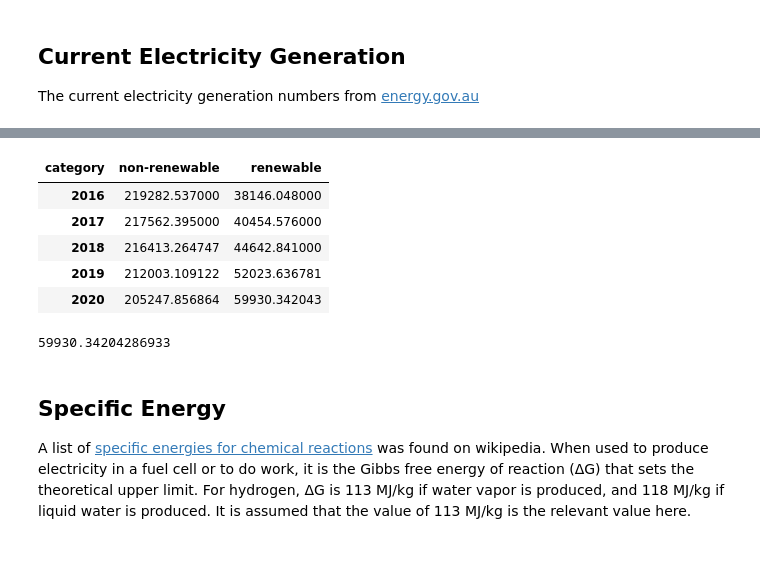
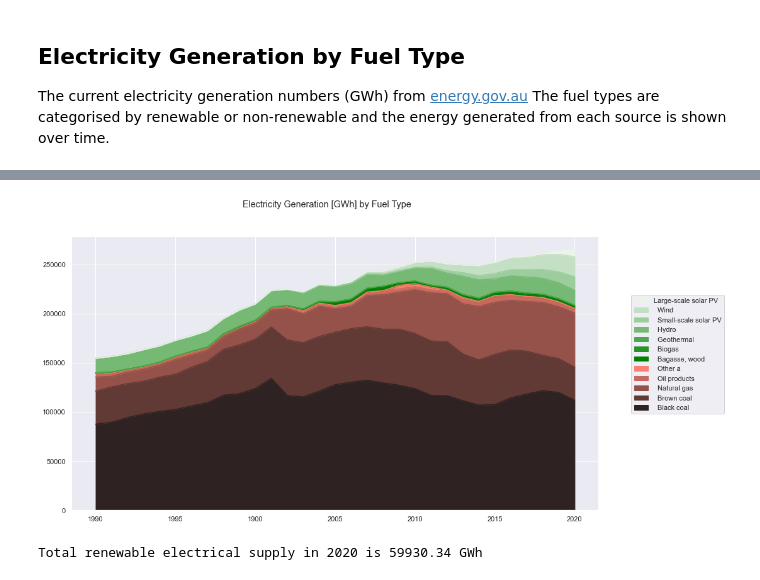
Before and after one commit to bencaldwell/h2-skeptic, a Jupyter notebook: notebooks/solar_and_hydrogen.ipynb, the cells around one changed output, grey strips where cells are left out. Drawn from its saved outputs; the diff is of its cells as text; code cells hidden in the pictures.

```diff
--- a/notebooks/solar_and_hydrogen.ipynb
+++ b/notebooks/solar_and_hydrogen.ipynb
@@ -13,10 +14,14 @@ References:
 # %%
 import pandas as pd
 import numpy as np
+import matplotlib.pyplot as plt
+import seaborn as sns
+sns.set_theme()
 # %% [markdown]
-## Current Electricity Generation
+## Electricity Generation by Fuel Type
 
-The current electricity generation numbers from [energy.gov.au](https://www.energy.gov.au/publications/australian-energy-statistics-table-o-electricity-generation-fuel-type-2019-20-and-2020)
+The current electricity generation numbers (GWh) from [energy.gov.au](https://www.energy.gov.au/publications/australian-energy-statistics-table-o-electricity-generation-fuel-type-2019-20-and-2020)
+The fuel types are categorised by renewable or non-renewable and the energy generated from each source is shown over time.
 # %%
 df = pd.read_excel('data/Australian Energy Statistics, Table O Electricity generation by fuel type 2019-20 and 2020.xlsx', sheet_name='AUS', header=4)
 df = df.drop(index=[0, 1, 7, 8, 9, 17], columns=df.columns[0]).reset_index(drop=True)
@@ -38,21 +43,21 @@ df_elec_gen.tail()
 | 2018 | 121702.311000 | 36008.406000 | 53881.672000 | 4820.875747 | NaN | 2264.345000 | 1253.341000 | 0.000 | ... |
 | 2019 | 119844.767916 | 34459.992520 | 52775.403406 | 4922.945279 | NaN | 2163.634583 | 1332.246636 | 0.000 | ... |
 | 2020 | 111873.047897 | 33649.324322 | 55216.283981 | 4509.200664 | NaN | 1998.086728 | 1353.543192 | 0.000 | ... |
-# %%
-df_elec_gen.groupby(level='category', axis='columns').sum().tail()
-# %% [output]
-| category | non-renewable | renewable |
-| 2016 | 219282.537000 | 38146.048000 |
-| 2017 | 217562.395000 | 40454.576000 |
-| 2018 | 216413.264747 | 44642.841000 |
-| 2019 | 212003.109122 | 52023.636781 |
-| 2020 | 205247.856864 | 59930.342043 |
+# %%
+non_renewable_fuel_types = df_elec_gen.loc[:,('non-renewable')].shape[1]
+renewable_fuel_types = df_elec_gen.loc[:,('renewable')].shape[1]
+# %%
+palette_renewable = sns.light_palette("green", renewable_fuel_types).as_hex()[::-1]
+palette_non_renewable = sns.dark_palette("salmon", non_renewable_fuel_types).as_hex()
+colors = palette_non_renewable + palette_renewable
+df_elec_gen.plot.area(figsize=(15,8), color=(colors))
+plt.legend(reversed(plt.legend().legendHandles), reversed(df_elec_gen.columns.droplevel()), loc='upper center', bbox_to_anchor=(1.15, 0.8))
+plt.suptitle('Electricity Generation [GWh] by Fuel Type')
+plt.show()
+# %% [output]
+[figure, added]
 # %%
-total_renewable_supply = df_elec_gen.groupby(level='category', axis='columns').sum().loc['2020', 'renewable']
-total_renewable_supply
+total_renewable_supply = df_elec_gen.groupby(level='category', axis='columns').sum().loc['2020', ('renewable')]
+print(f'Total renewable electrical supply in 2020 is {total_renewable_supply:0.2f} GWh')
 # %% [output]
-59930.34204286933
+Total renewable electrical supply in 2020 is 59930.34 GWh
-# %% [markdown]
-## Specific Energy
-A list of [specific energies for chemical reactions](https://en.wikipedia.org/wiki/Energy_density) was found on wikipedia.
-When used to produce electricity in a fuel cell or to do work, it is the Gibbs free energy of reaction (ΔG) that sets the theoretical upper limit. For hydrogen, ΔG is 113 MJ/kg if water vapor is produced, and 118 MJ/kg if liquid water is produced. It is assumed that the value of 113 MJ/kg is the relevant value here.
```
Also changed, not shown: parts of 28 cells of this notebook, 2 other files.
